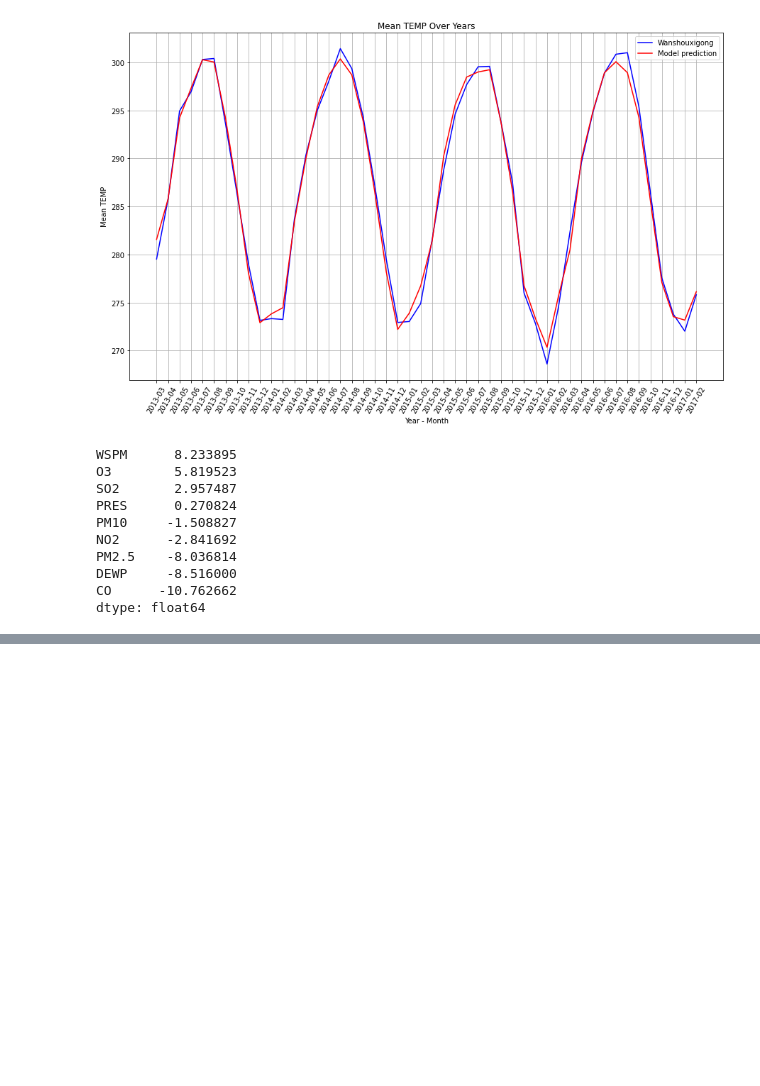
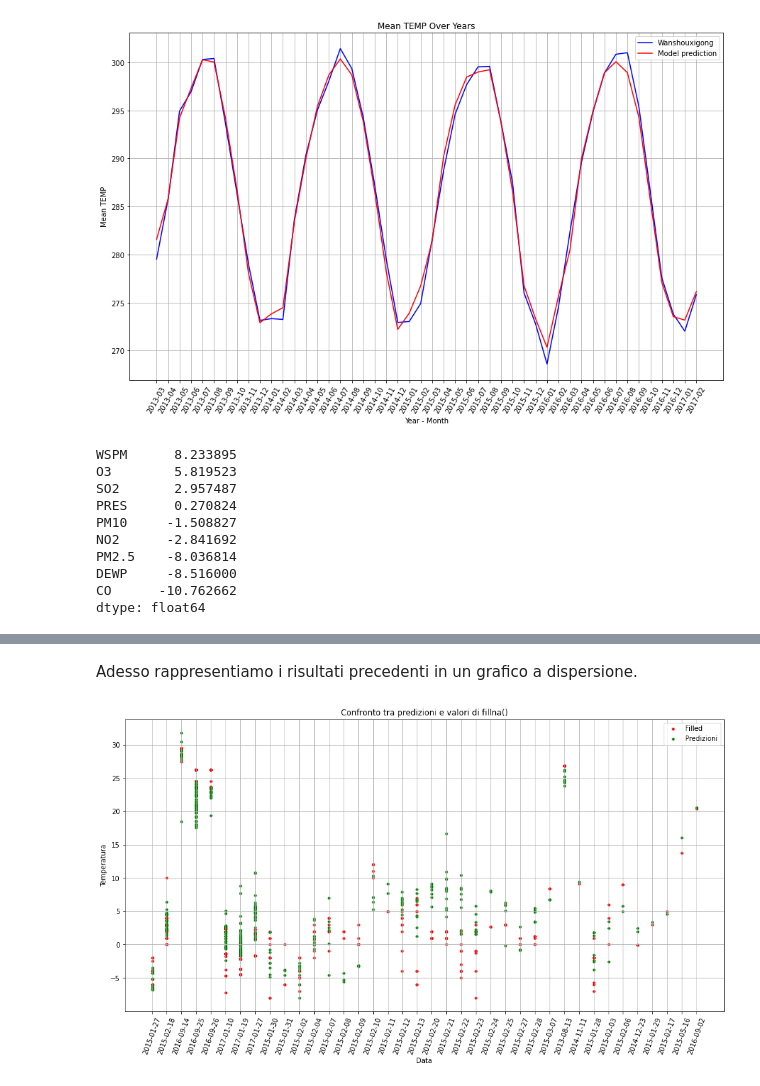
Before and after one commit to jackprb/beijing-air-quality, a Jupyter notebook: air-quality.ipynb, the cells around one changed output, grey strips where cells are left out. Saved outputs shown, nothing was run; the diff lists cells and outputs as text; code cells hidden in the pictures; blank space fills up the shorter version.

```diff
--- a/air-quality.ipynb
+++ b/air-quality.ipynb
@@ -866,0 +873,11 @@ dtype: float64
+# %%
+condition = data_all['TEMP'].isna() # seleziona le righe che hanno TEMP = NaN
+data_empty = data_ffilled.loc[condition].drop(["TEMP", "station"], axis=1) # nuovo dataset, corrispondente a X_val
+
+# nuovi dataset per training
+X_train_new = data_ffilled.loc[~condition, X_train.columns]
+y_train_new = data_ffilled['TEMP']
+y_train_new = y_train_new.loc[~condition]
+
+data_empty_val = data_ffilled.loc[condition, 'TEMP']
+data_empty_val # nuovo dataset, corrispondente a y_val
@@ -866,0 +904,5 @@ dtype: float64
+# %%
+lrm.fit(X_train_new, y_train_new)
+preds = lrm.predict(data_empty)
+# la differenza tra valori filled e predetti, in media, è di 0.96 °C
+(data_empty_val - preds).describe()
@@ -866,0 +919,16 @@ dtype: float64
+# %% [markdown]
+Adesso rappresentiamo i risultati precedenti in un grafico a dispersione.
+# %%
+tmp = data_ffilled.loc[condition, 'TEMP']
+preds = pd.Series(preds, index=data_empty.index)
+plt.figure(figsize=(16, 8))
+plt.scatter(data_empty.index.strftime("%Y-%m-%d"), tmp, label="Filled", c="red", s=10)
+plt.scatter(data_empty.index.strftime("%Y-%m-%d"), preds, label="Predizioni", c="green", s=10)
+plt.title("Confronto tra predizioni e valori di fillna()")
+plt.xlabel('Data')
+plt.ylabel('Temperatura')
+plt.xticks(rotation=70) # ruota etichette di asse x per leggibilità maggiore
+plt.legend(loc='upper right', bbox_to_anchor=(1, 1))
+plt.grid(True)
+# %% [output]
+[figure, added]
```
Also changed, not shown: parts of 29 cells of this notebook.
